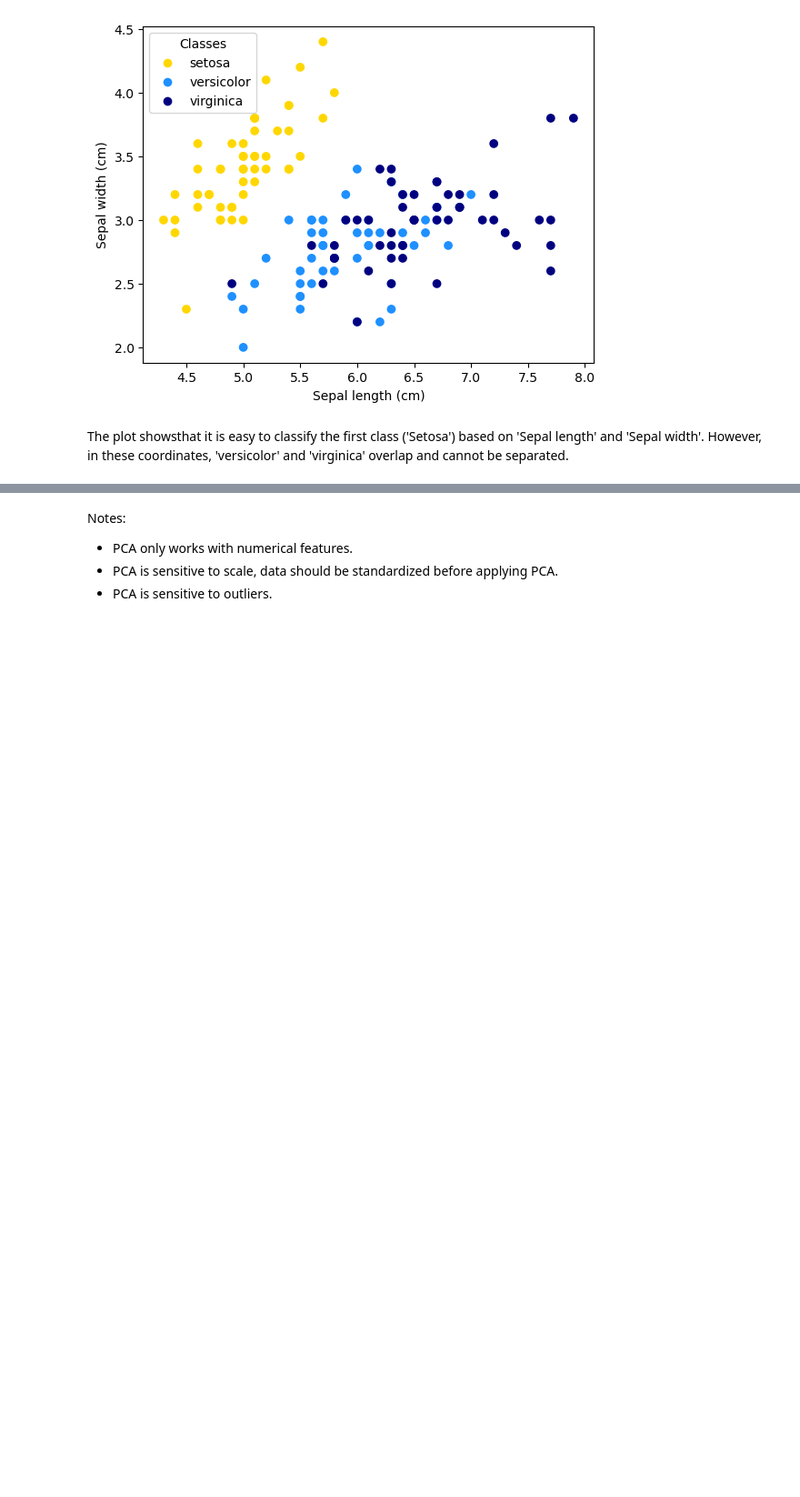
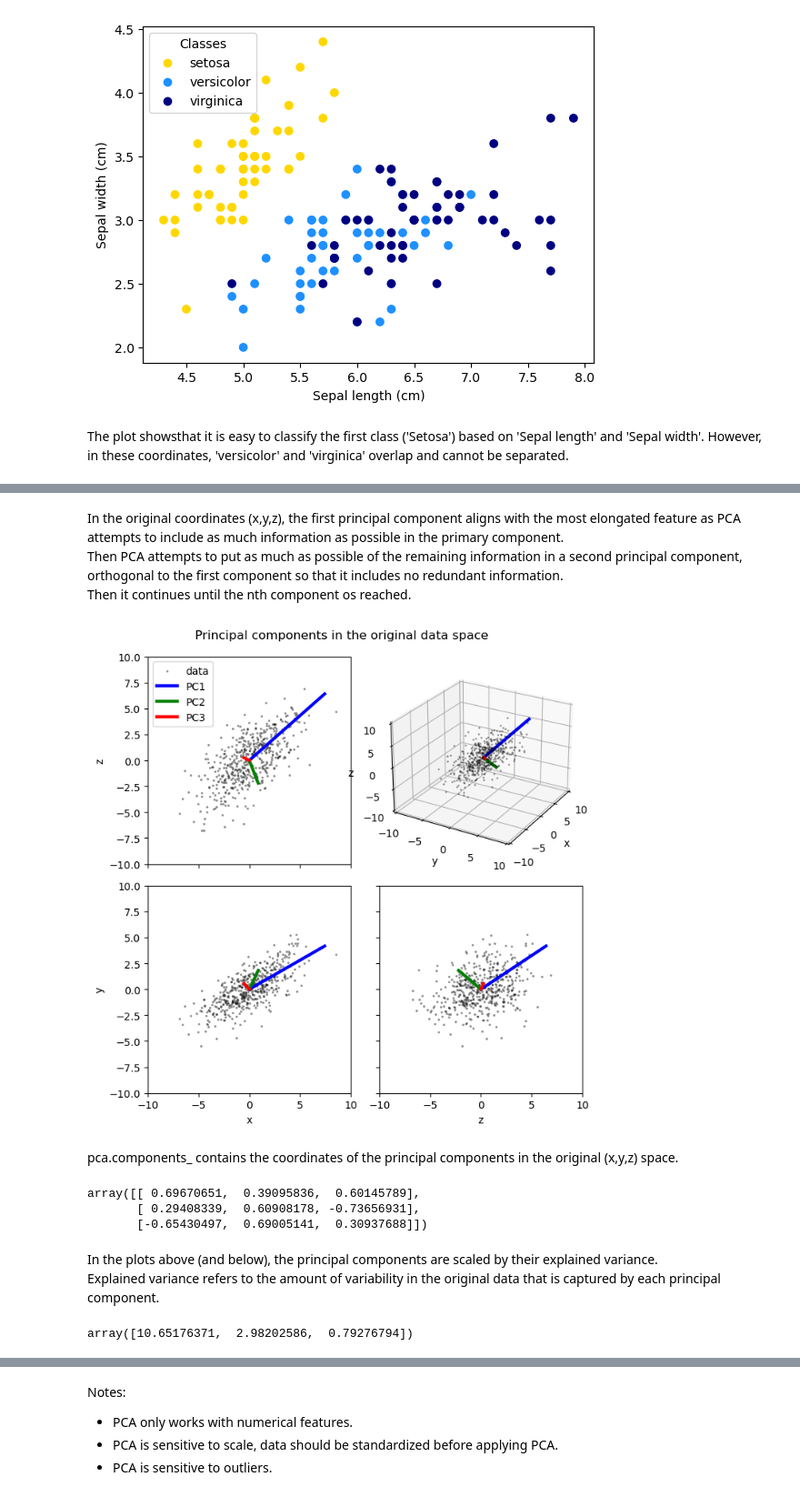
Before and after one commit to bertlem/teaching, a Jupyter notebook: pipeline_1.ipynb, the cells around one changed output, grey strips where cells are left out. Shown: that part at 91% size. Drawn from its saved outputs; the diff is of its cells as text; code cells hidden in the pictures; blank space fills up the shorter version.

```diff
--- a/pipeline_1.ipynb
+++ b/pipeline_1.ipynb
@@ -72,0 +254,23 @@ independent (=orthogonal) features.
+# %% [markdown]
+In the original coordinates (x,y,z), the first principal component aligns with the most elongated feature as PCA attempts to include as much information as possible in the primary component.\
+Then PCA attempts to put as much as possible of the remaining information in a second principal component, orthogonal to the first component so that it includes no redundant information.\
+Then it continues until the nth component os reached.
+# %%
+plot_3d_and_projection(X, pca, 'black', 'orig')
+# %% [output]
+[figure, added]
+# %% [markdown]
+pca.components_ contains the coordinates of the principal components in the original (x,y,z) space.
+# %%
+pca.components_
+# %% [output]
+array([[ 0.69670651,  0.39095836,  0.60145789],
+       [ 0.29408339,  0.60908178, -0.73656931],
+       [-0.65430497,  0.69005141,  0.30937688]])
+# %% [markdown]
+In the plots above (and below), the principal components are scaled by their explained variance.\
+Explained variance refers to the amount of variability in the original data that is captured by each principal component.
+# %%
+pca.explained_variance_
+# %% [output]
+array([10.65176371,  2.98202586,  0.79276794])
```
Also changed, not shown: parts of 69 cells of this notebook.
